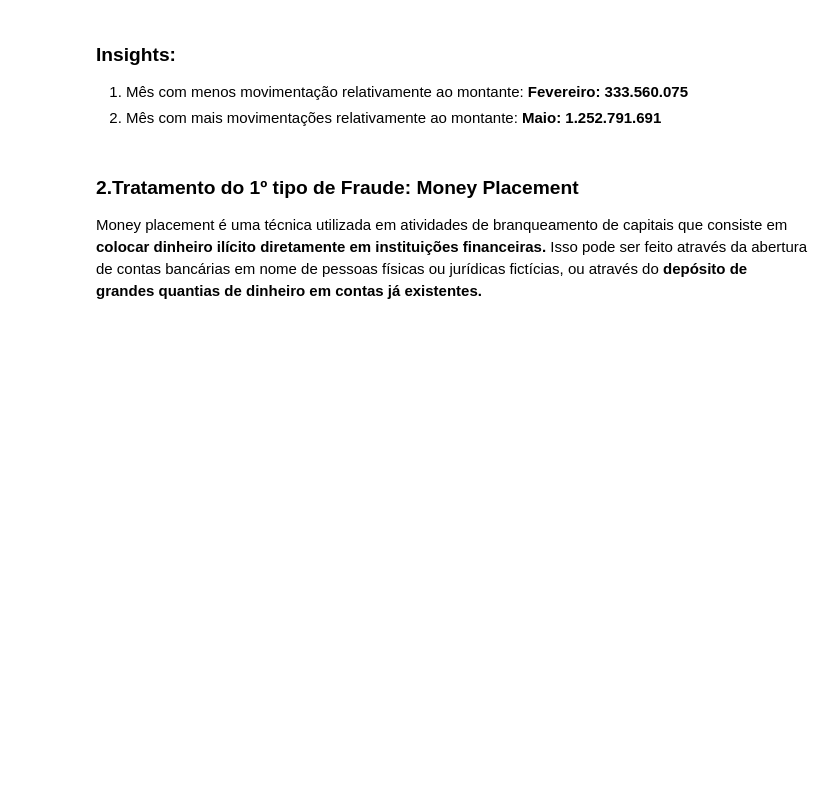
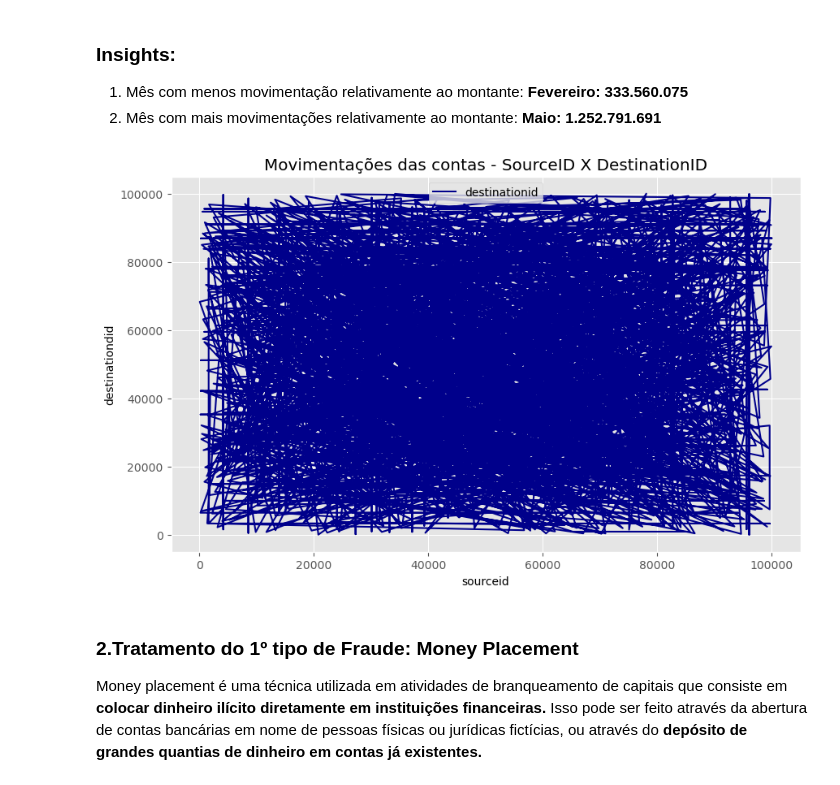
Before and after one commit to kevinTohounke/trabalhoDeConclusaoDeCurso, a Jupyter notebook: Money_laundering.ipynb, the cells around one changed output. Drawn from its saved outputs; the diff is of its cells as text; code cells hidden in the pictures; blank space fills up the shorter version.

```diff
--- a/Money_laundering.ipynb
+++ b/Money_laundering.ipynb
@@ -195,0 +197,10 @@ plt.show()
+# %%
+df.plot(kind='line', x='sourceid', y='destinationid', figsize=(10, 6), color='darkblue')
+
+plt.title('Movimentações das contas - SourceID X DestinationID')
+plt.xlabel('sourceid')
+plt.ylabel('destinationdid')
+
+plt.show()
+# %% [output]
+[figure, added]
```
Also changed, not shown: parts of 6 cells of this notebook.
